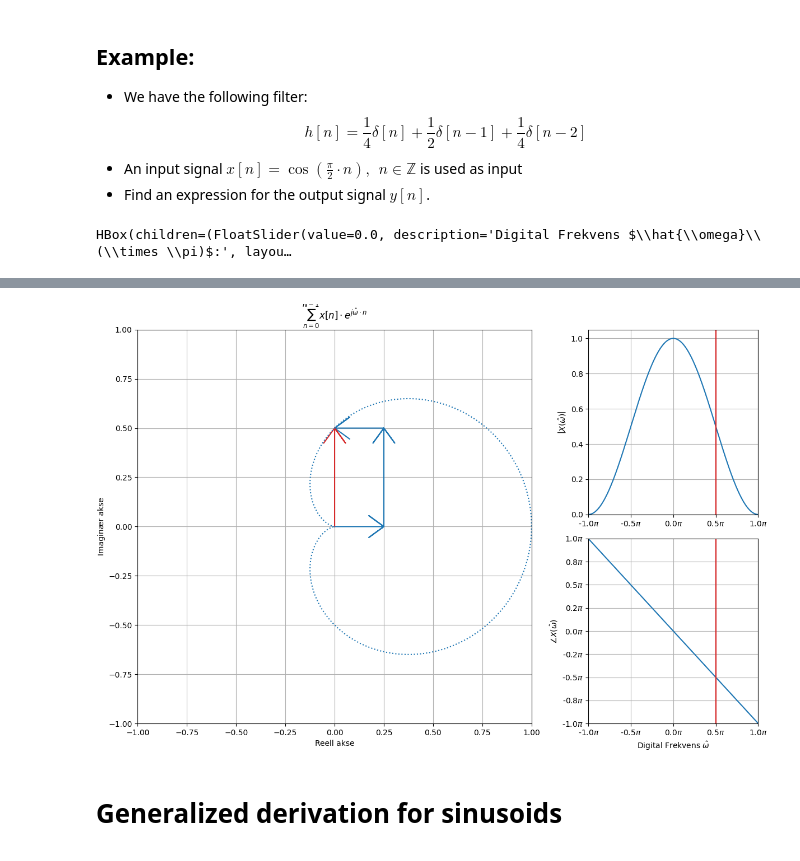
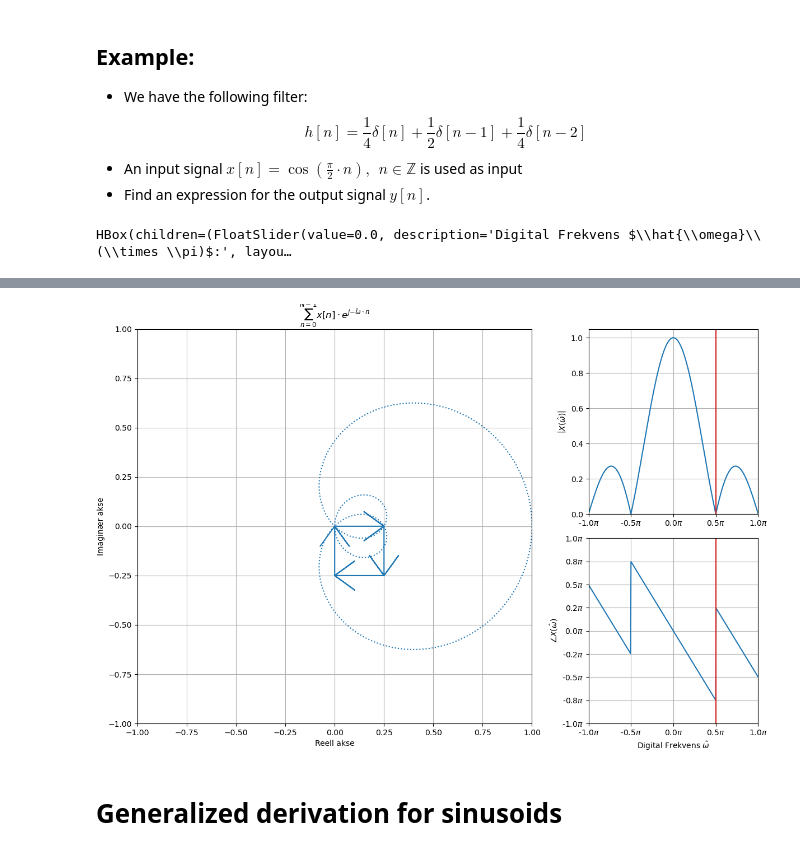
Before and after one commit to kaierih/AIS2201-Lecture_Notes, a Jupyter notebook: digital_filters/frequency_response.ipynb, the cells around one changed output, grey strips where cells are left out. Saved outputs shown, nothing was run; the diff lists cells and outputs as text; code cells hidden in the pictures.

```diff
--- a/digital_filters/frequency_response.ipynb
+++ b/digital_filters/frequency_response.ipynb
@@ -104,12 +104,12 @@ $$h[n] =\frac{1}{4}\delta[n] + \frac{1}{2}\delta[n-1] + \frac{1}{4}\delta[n-2]$$
 * Find an expression for the output signal $y[n]$.
 # %%
 from demos import DTFT_Demo
-hn = np.array([1/4, 1/2, 1/4])
+hn = np.array([1/4, 1/4, 1/4, 1/4])
 DTFT_Demo(hn, fig_num=1).update(omega=0.5);
 # %% [output]
 HBox(children=(FloatSlider(value=0.0, description='Digital Frekvens $\\hat{\\omega}\\ (\\times \\pi)$:', layou…
 [interactive output not drawn]
-[figure, old version]
+[figure, new version]
 # %% [markdown]
 # Generalized derivation for sinusoids
 
```
Also changed, not shown: parts of 16 cells of this notebook, 1 other file.
